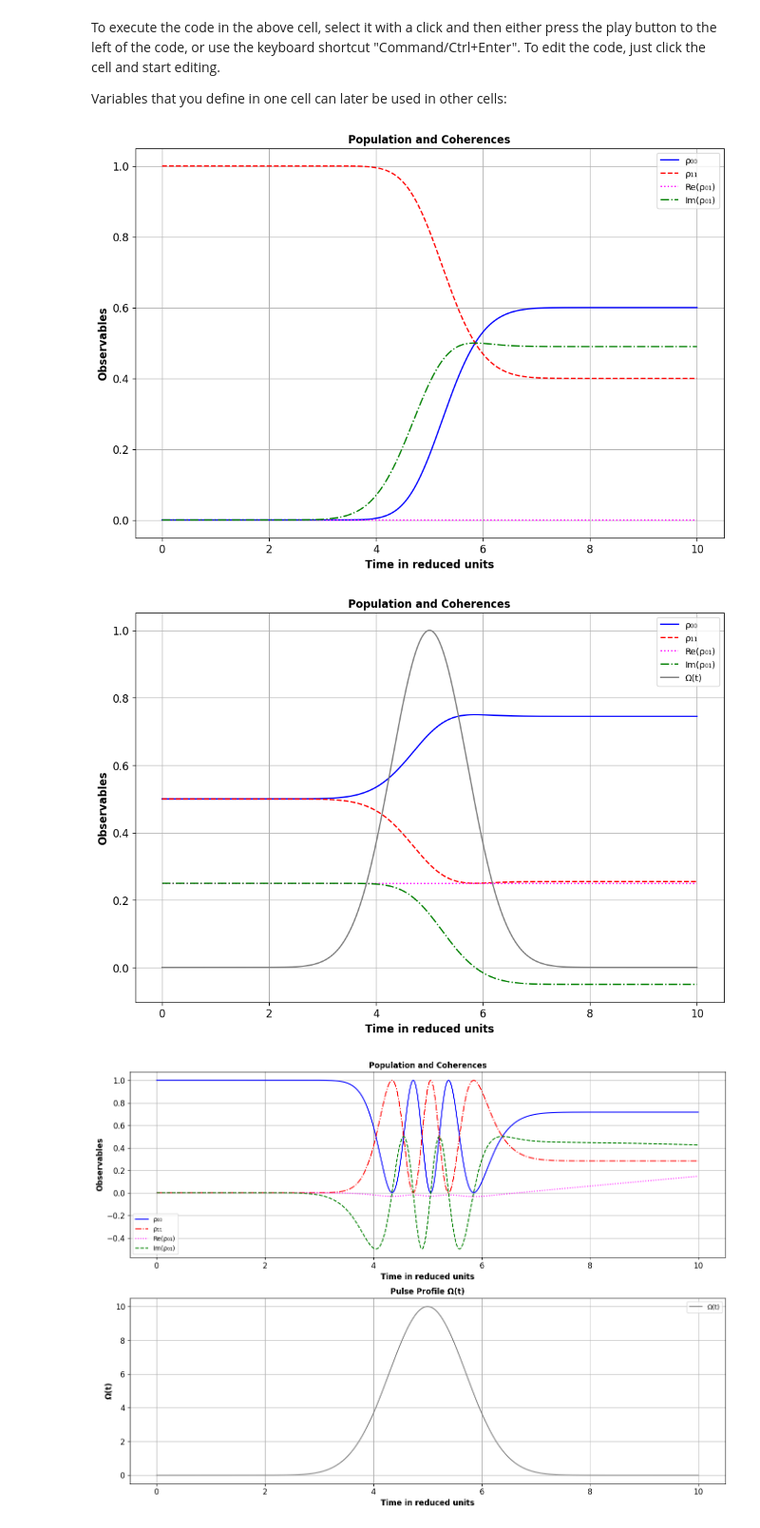
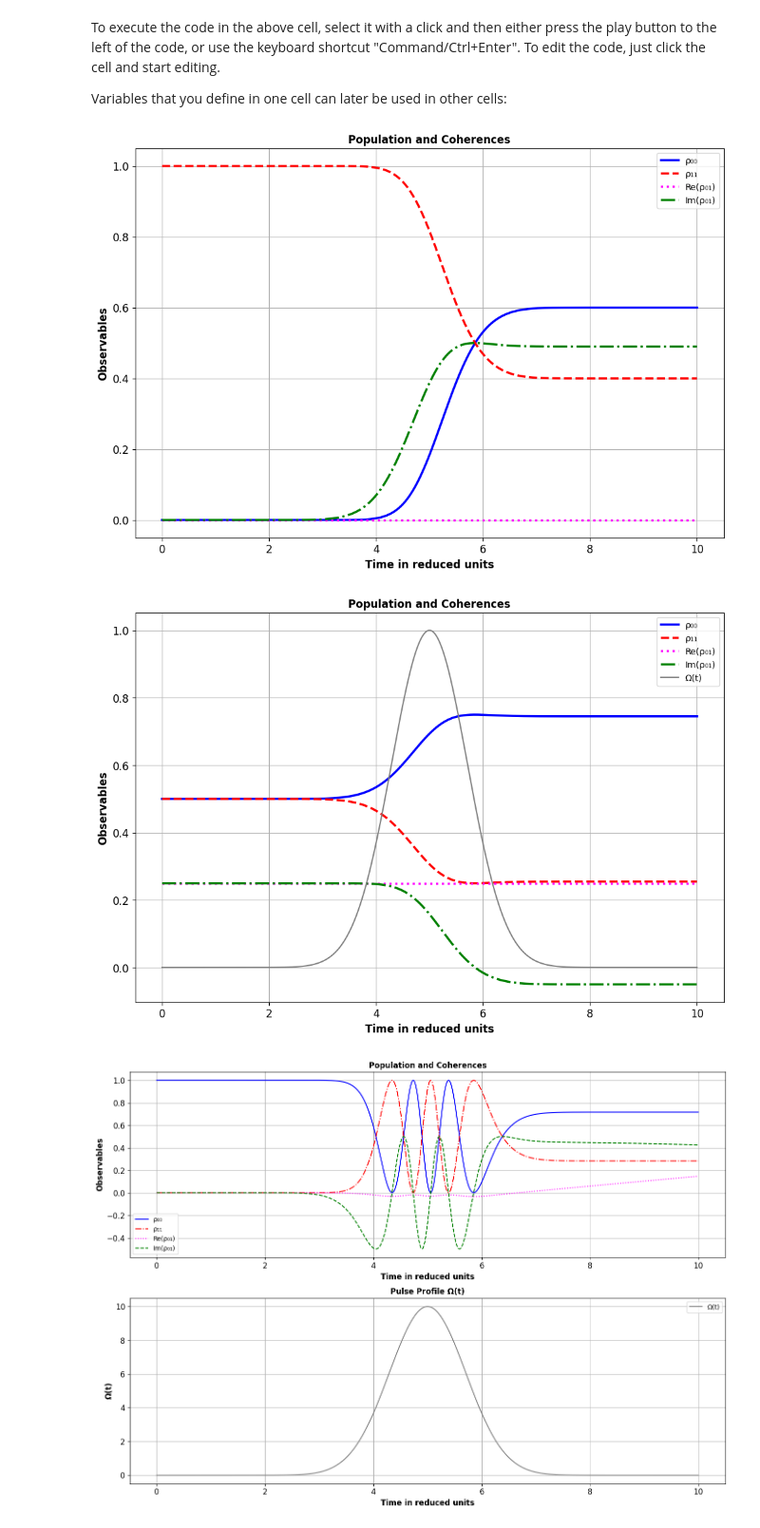
Before and after one commit to Daweet/2015, a Jupyter notebook: Welcome_To_Colab.ipynb, the cells around one changed output. Shown at 95% size. Drawn from its saved outputs; the diff is of its cells as text; code cells hidden in the pictures.

```diff
--- a/Welcome_To_Colab.ipynb
+++ b/Welcome_To_Colab.ipynb
@@ -311,38 +311,38 @@ def compute_density_matrix_elements(S_values):
 S0 = np.array([0, 0, -1])  # Initial condition
 t0 = 0# Initial time
 t_end = 10# Final time
 h = 0.01# Time step# Perform integration
 t_values, S_values = integrate_ode(S0, t0, t_end, h)
 
 # Compute density matrix elements
 rho_00, rho_11, rho_01, rho_10 = compute_density_matrix_elements(S_values)
 
 # Plot all elements in one plot
 plt.figure(figsize=(12, 8))
 
 # Plot rho_00
-plt.plot(t_values, rho_00, label='ρ₀₀', color='blue', linestyle='-')
+plt.plot(t_values, rho_00, label='ρ₀₀', color='blue', linestyle='-', linewidth=2.5)
 
 # Plot rho_11
-plt.plot(t_values, rho_11, label='ρ₁₁', color='red', linestyle='--')
+plt.plot(t_values, rho_11, label='ρ₁₁', color='red', linestyle='--', linewidth=2.5)
 
 # Plot real part of rho_01
-plt.plot(t_values, np.real(rho_01), label='Re(ρ₀₁)', color='magenta', linestyle=':')
+plt.plot(t_values, np.real(rho_01), label='Re(ρ₀₁)', color='magenta', linestyle=':', linewidth=2.5)
 
 # Plot imaginary part of rho_01
-plt.plot(t_values, np.imag(rho_01), label='Im(ρ₀₁)', color='green', linestyle='-.')
+plt.plot(t_values, np.imag(rho_01), label='Im(ρ₀₁)', color='green', linestyle='-.', linewidth=2.5)
 
 plt.xlabel('Time in reduced units', fontsize=12, fontweight='bold')
 plt.ylabel('Observables', fontsize=12, fontweight='bold')
 plt.title('Population and Coherences', fontsize=12, fontweight='bold')
 
 # Make axis numbers bold
 plt.tick_params(axis='both', which='major', labelsize=12)
 plt.legend()
 plt.grid(True)
 plt.show()
 # %% [output]
-[figure, old version]
+[figure, new version]
 # %%
 import numpy as np
 import matplotlib.pyplot as plt
@@ -421,16 +421,16 @@ pulse_profile = Omega(t_values)
 plt.figure(figsize=(12, 8))
 
 # Plot rho_00
-plt.plot(t_values, rho_00, label='ρ₀₀', color='blue', linestyle='-')
+plt.plot(t_values, rho_00, label='ρ₀₀', color='blue', linestyle='-', linewidth=2.5)
 
 # Plot rho_11
-plt.plot(t_values, rho_11, label='ρ₁₁', color='red', linestyle='--')
+plt.plot(t_values, rho_11, label='ρ₁₁', color='red', linestyle='--', linewidth=2.5)
 
 # Plot real part of rho_01
-plt.plot(t_values, np.real(rho_01), label='Re(ρ₀₁)', color='magenta', linestyle=':')
+plt.plot(t_values, np.real(rho_01), label='Re(ρ₀₁)', color='magenta', linestyle=':', linewidth=2.5)
 
 # Plot imaginary part of rho_01
-plt.plot(t_values, np.imag(rho_01), label='Im(ρ₀₁)', color='green', linestyle='-.')
+plt.plot(t_values, np.imag(rho_01), label='Im(ρ₀₁)', color='green', linestyle='-.', linewidth=2.5)
 
 # Plot the pulse profile
 plt.plot(t_values, pulse_profile, label='Ω(t)', color='gray')
@@ -445,7 +445,7 @@ plt.legend()
 plt.grid(True)
 plt.show()
 # %% [output]
-[figure, old version]
+[figure, new version]
 # %%
 import numpy as np
 import matplotlib.pyplot as plt
```
Also changed, not shown: parts of 5 cells of this notebook.
